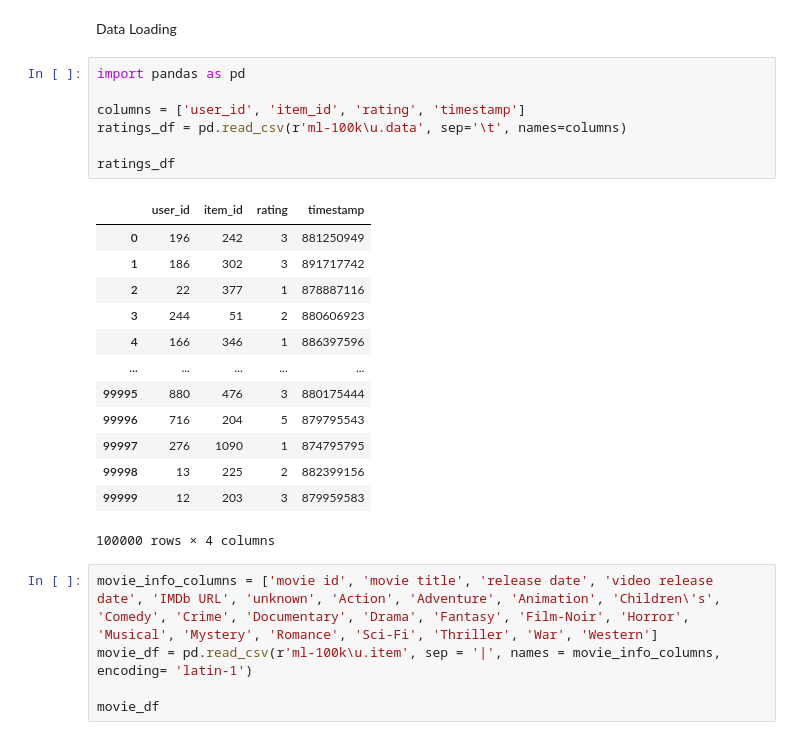
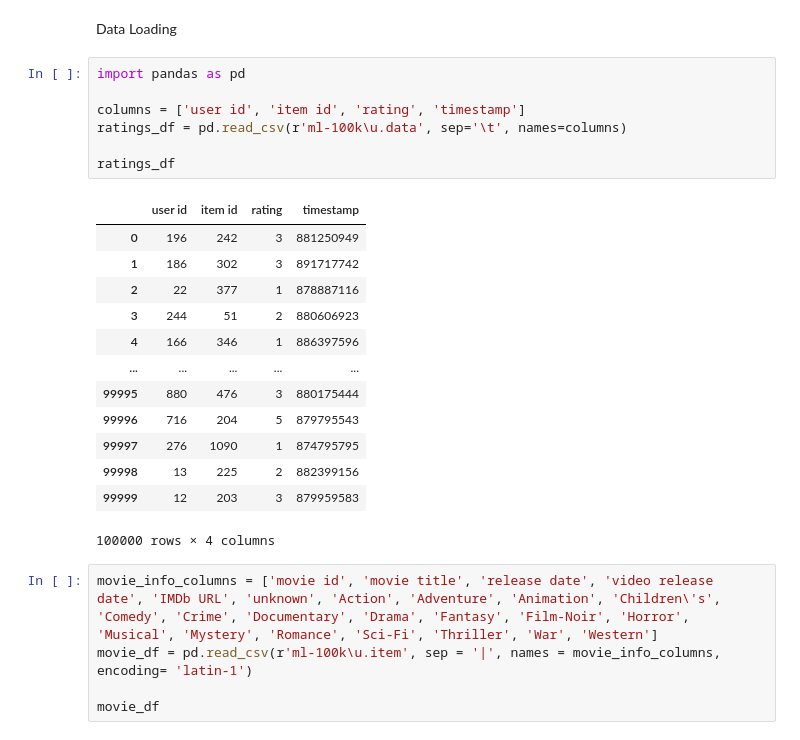
Before and after one commit to ArjunVylat/Movie-Recommendation-System, a Jupyter notebook: movie_recommendation_system.ipynb, the cells around one changed output. Drawn from its saved outputs; the diff is of its cells as text.

```diff
--- a/movie_recommendation_system.ipynb
+++ b/movie_recommendation_system.ipynb
@@ -3,12 +3,12 @@ Data Loading
 # %%
 import pandas as pd
 
-columns = ['user_id', 'item_id', 'rating', 'timestamp']
+columns = ['user id', 'item id', 'rating', 'timestamp']
 ratings_df = pd.read_csv(r'ml-100k\u.data', sep='\t', names=columns)
 
 ratings_df
 # %% [output]
-|  | user_id | item_id | rating | timestamp |
+|  | user id | item id | rating | timestamp |
 | 0 | 196 | 242 | 3 | 881250949 |
 | 1 | 186 | 302 | 3 | 891717742 |
 | 2 | 22 | 377 | 1 | 878887116 |
```
Also changed, not shown: parts of 12 cells of this notebook.
